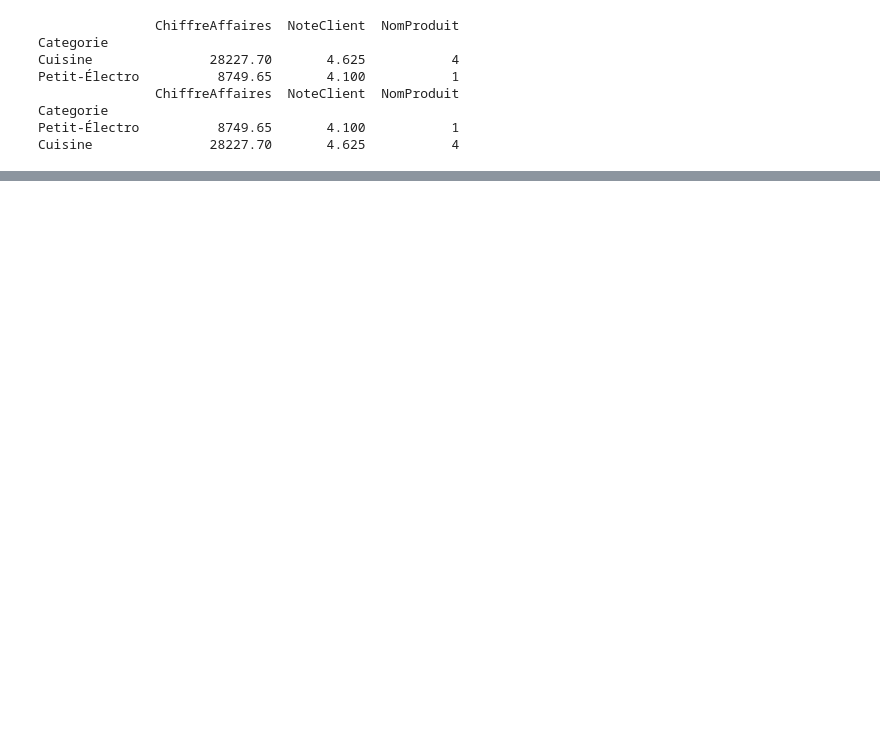
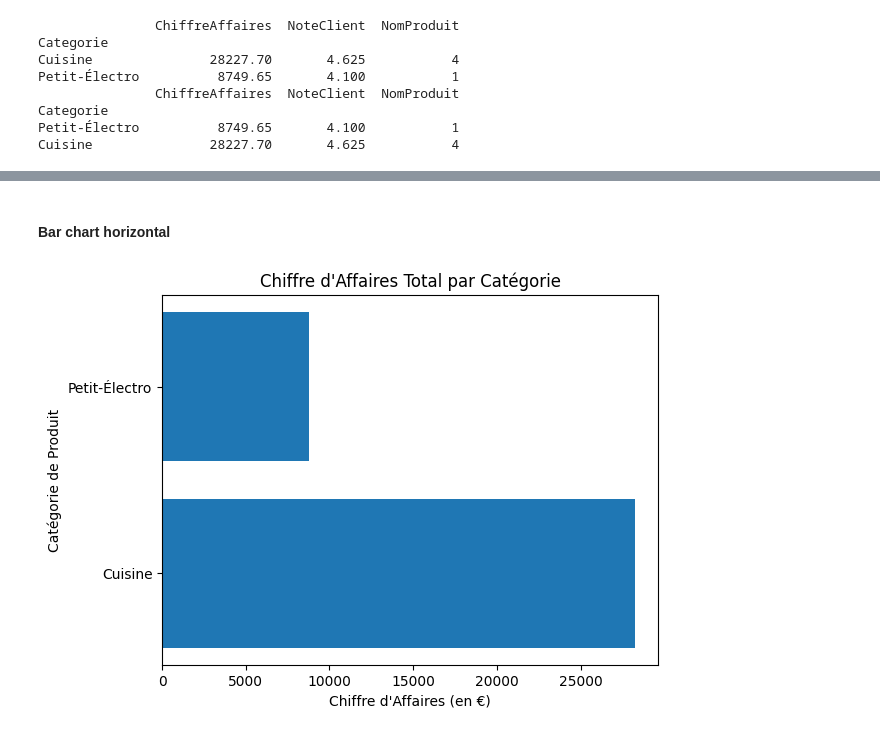
Before and after one commit to vicduch/apprentissageMLPython, a Jupyter notebook: Apprentissage_Python_ML.ipynb, the cells around one changed output, grey strips where cells are left out. Cells and saved outputs as stored; diff of their text form; code cells hidden in the pictures; blank space fills up the shorter version.

```diff
--- a/Apprentissage_Python_ML.ipynb
+++ b/Apprentissage_Python_ML.ipynb
@@ -462,0 +523,10 @@ Cuisine               28227.70       4.625           4
+# %% [markdown]
+#### Bar chart horizontal
+# %%
+plt.barh(rapport_ca.index, rapport_ca.values)
+plt.title("Chiffre d'Affaires Total par Catégorie")
+plt.ylabel("Catégorie de Produit")
+plt.xlabel("Chiffre d'Affaires (en €)")
+plt.show()
+# %% [output]
+[figure, added]
```
Also changed, not shown: parts of 19 cells of this notebook.
